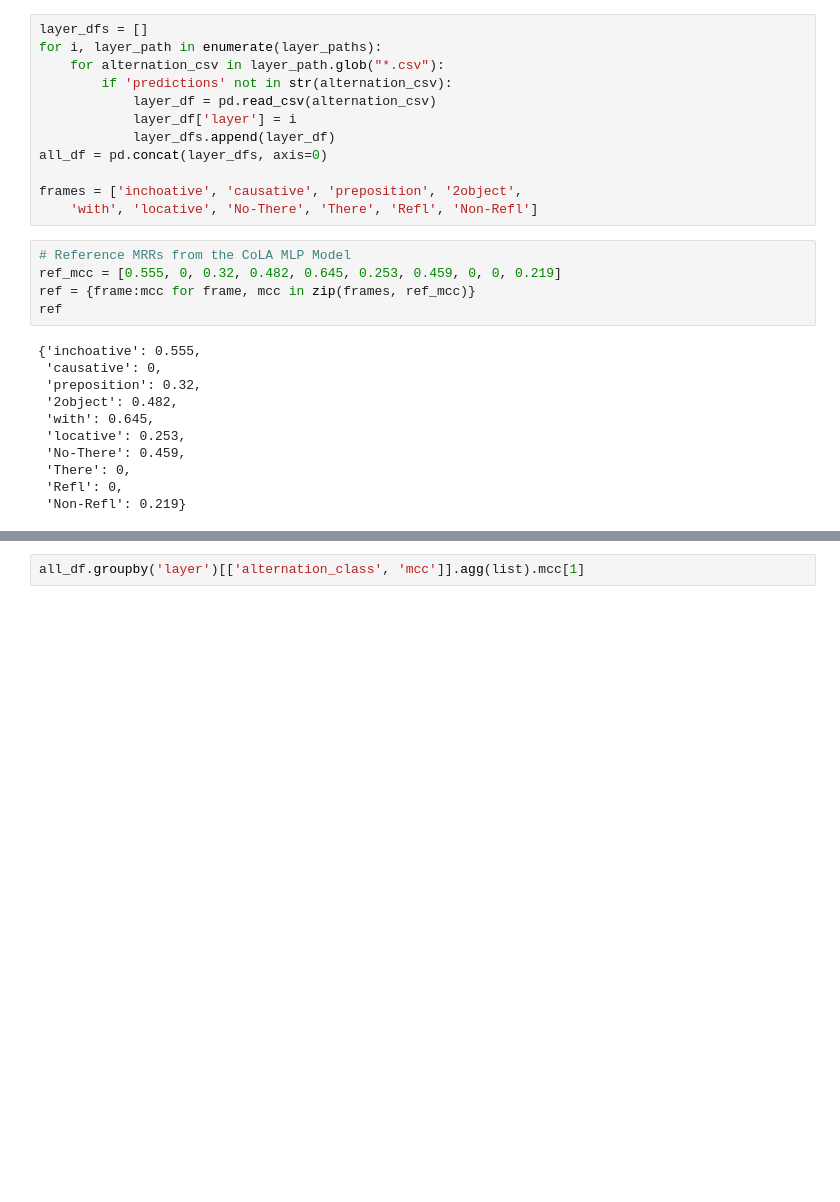
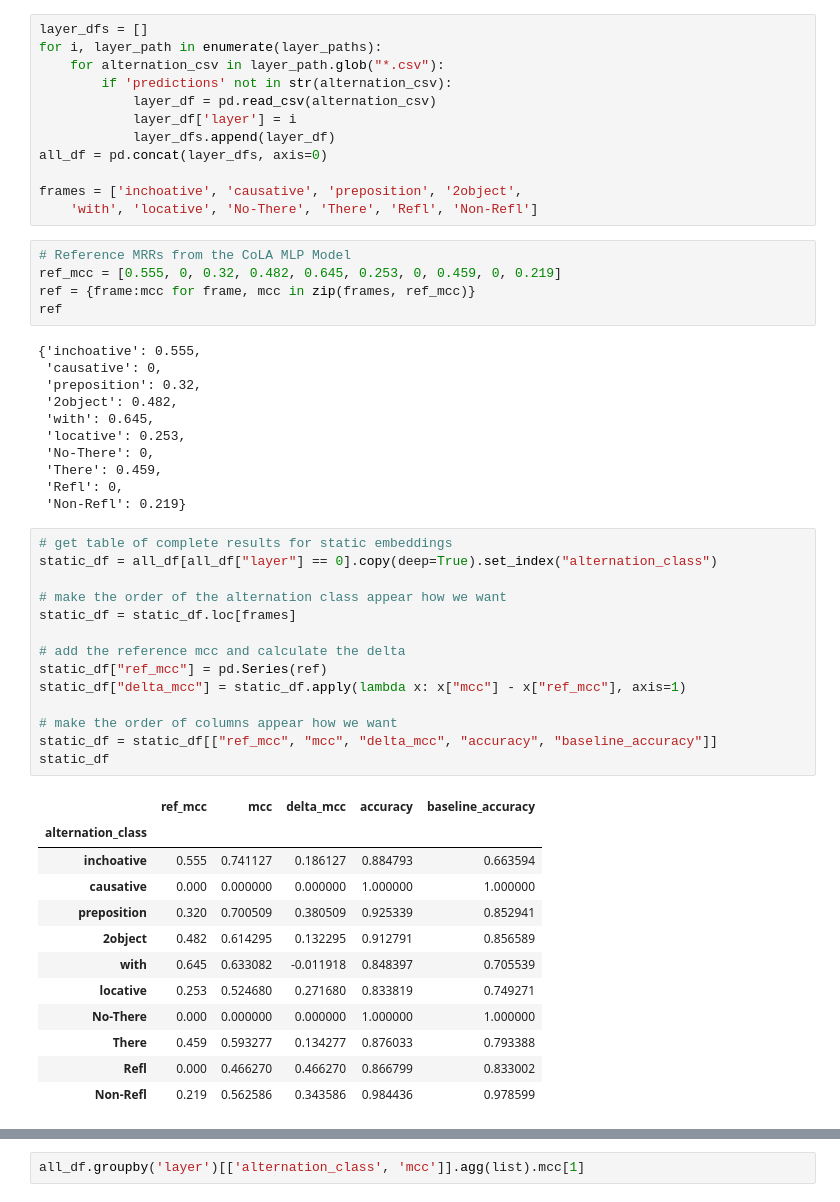
Before and after one commit to kvah/analyzing_verb_alternations_plms, a Jupyter notebook: results/metrics.ipynb, the cells around one changed output, grey strips where cells are left out. Drawn from its saved outputs; the diff is of its cells as text; blank space fills up the shorter version.

```diff
--- a/results/metrics.ipynb
+++ b/results/metrics.ipynb
@@ -56,7 +56,7 @@ frames = ['inchoative', 'causative', 'preposition', '2object',
     'with', 'locative', 'No-There', 'There', 'Refl', 'Non-Refl']
 # %%
 # Reference MRRs from the CoLA MLP Model
-ref_mcc = [0.555, 0, 0.32, 0.482, 0.645, 0.253, 0.459, 0, 0, 0.219]
+ref_mcc = [0.555, 0, 0.32, 0.482, 0.645, 0.253, 0, 0.459, 0, 0.219]
 ref = {frame:mcc for frame, mcc in zip(frames, ref_mcc)}
 ref
 # %% [output]
@@ -66,7 +66,34 @@ ref
  '2object': 0.482,
  'with': 0.645,
  'locative': 0.253,
- 'No-There': 0.459,
- 'There': 0,
+ 'No-There': 0,
+ 'There': 0.459,
  'Refl': 0,
  'Non-Refl': 0.219}
+# %%
+# get table of complete results for static embeddings
+static_df = all_df[all_df["layer"] == 0].copy(deep=True).set_index("alternation_class")
+
+# make the order of the alternation class appear how we want
+static_df = static_df.loc[frames]
+
+# add the reference mcc and calculate the delta
+static_df["ref_mcc"] = pd.Series(ref)
+static_df["delta_mcc"] = static_df.apply(lambda x: x["mcc"] - x["ref_mcc"], axis=1)
+
+# make the order of columns appear how we want
+static_df = static_df[["ref_mcc", "mcc", "delta_mcc", "accuracy", "baseline_accuracy"]]
+static_df
+# %% [output]
+|  | ref_mcc | mcc | delta_mcc | accuracy | baseline_accuracy |
+| alternation_class |  |  |  |  |  |
+| inchoative | 0.555 | 0.741127 | 0.186127 | 0.884793 | 0.663594 |
+| causative | 0.000 | 0.000000 | 0.000000 | 1.000000 | 1.000000 |
+| preposition | 0.320 | 0.700509 | 0.380509 | 0.925339 | 0.852941 |
+| 2object | 0.482 | 0.614295 | 0.132295 | 0.912791 | 0.856589 |
+| with | 0.645 | 0.633082 | -0.011918 | 0.848397 | 0.705539 |
+| locative | 0.253 | 0.524680 | 0.271680 | 0.833819 | 0.749271 |
+| No-There | 0.000 | 0.000000 | 0.000000 | 1.000000 | 1.000000 |
+| There | 0.459 | 0.593277 | 0.134277 | 0.876033 | 0.793388 |
+| Refl | 0.000 | 0.466270 | 0.466270 | 0.866799 | 0.833002 |
+| Non-Refl | 0.219 | 0.562586 | 0.343586 | 0.984436 | 0.978599 |
```
Also changed, not shown: parts of 4 cells of this notebook.
